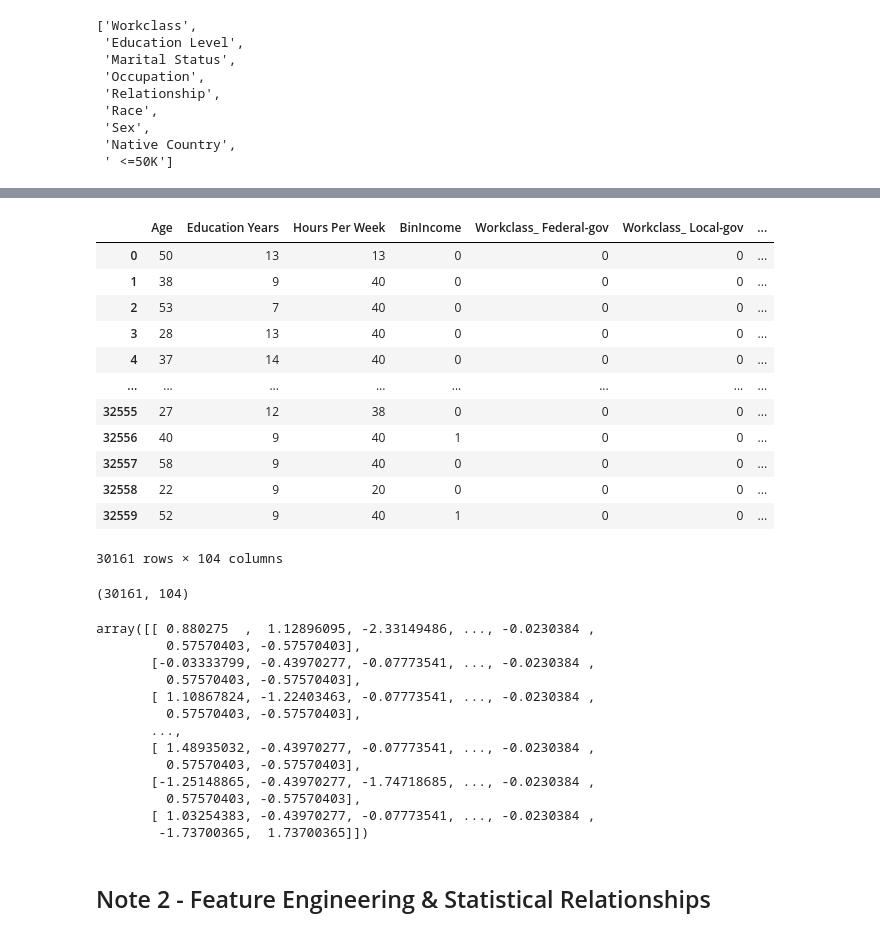
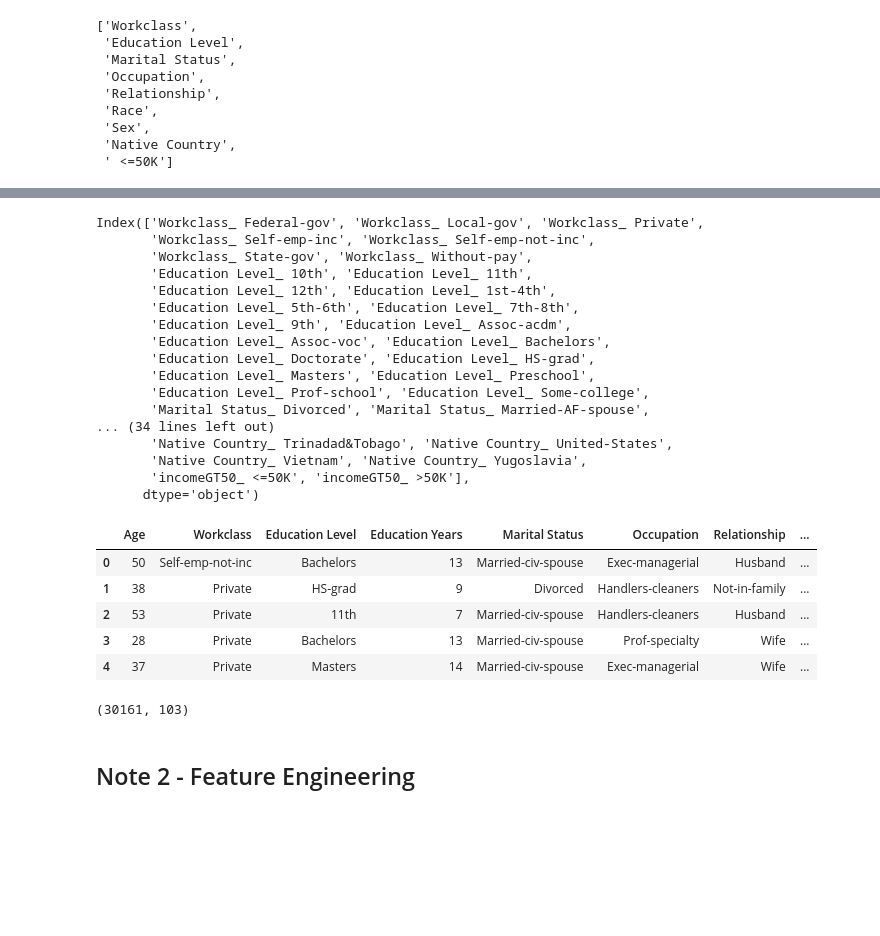
Before and after one commit to felixsimard/comp551-p1, a Jupyter notebook: EDA-adult.ipynb, the cells around one changed output, grey strips where cells are left out. Drawn from its saved outputs; the diff is of its cells as text; code cells hidden in the pictures; blank space fills up the shorter version.

Commit message:
Finalized numerical data set for knn

```diff
--- a/EDA-adult.ipynb
+++ b/EDA-adult.ipynb
@@ -285,43 +292,44 @@ Name: BinIncome, Length: 30161, dtype: int64
 # %%
-train_ohe = pd.get_dummies(train)
-train_ohe_scaled = StandardScaler().fit_transform(train_ohe)
-
-train_ohe
-#train_ohe_scaled
+train_ohe = pd.get_dummies(inter_train)
+train_ohe.columns
 # %% [output]
-|  | Age | Education Years | Hours Per Week | BinIncome | Workclass_ Federal-gov | Workclass_ Local-gov | ... |
-| 0 | 50 | 13 | 13 | 0 | 0 | 0 | ... |
-| 1 | 38 | 9 | 40 | 0 | 0 | 0 | ... |
-| 2 | 53 | 7 | 40 | 0 | 0 | 0 | ... |
-| 3 | 28 | 13 | 40 | 0 | 0 | 0 | ... |
-| 4 | 37 | 14 | 40 | 0 | 0 | 0 | ... |
-| ... | ... | ... | ... | ... | ... | ... | ... |
-| 32555 | 27 | 12 | 38 | 0 | 0 | 0 | ... |
-| 32556 | 40 | 9 | 40 | 1 | 0 | 0 | ... |
-| 32557 | 58 | 9 | 40 | 0 | 0 | 0 | ... |
-| 32558 | 22 | 9 | 20 | 0 | 0 | 0 | ... |
-| 32559 | 52 | 9 | 40 | 1 | 0 | 0 | ... |
-30161 rows × 104 columns
+Index(['Workclass_ Federal-gov', 'Workclass_ Local-gov', 'Workclass_ Private',
+       'Workclass_ Self-emp-inc', 'Workclass_ Self-emp-not-inc',
+       'Workclass_ State-gov', 'Workclass_ Without-pay',
+       'Education Level_ 10th', 'Education Level_ 11th',
+       'Education Level_ 12th', 'Education Level_ 1st-4th',
+       'Education Level_ 5th-6th', 'Education Level_ 7th-8th',
+       'Education Level_ 9th', 'Education Level_ Assoc-acdm',
+       'Education Level_ Assoc-voc', 'Education Level_ Bachelors',
+       'Education Level_ Doctorate', 'Education Level_ HS-grad',
+       'Education Level_ Masters', 'Education Level_ Preschool',
+       'Education Level_ Prof-school', 'Education Level_ Some-college',
+       'Marital Status_ Divorced', 'Marital Status_ Married-AF-spouse',
+... (34 lines left out)
+       'Native Country_ Trinadad&Tobago', 'Native Country_ United-States',
+       'Native Country_ Vietnam', 'Native Country_ Yugoslavia',
+       'incomeGT50_ <=50K', 'incomeGT50_ >50K'],
+      dtype='object')
-# %%
-print(train_ohe_scaled.shape)
-train_ohe_scaled
-# %% [output]
-(30161, 104)
-array([[ 0.880275  ,  1.12896095, -2.33149486, ..., -0.0230384 ,
-         0.57570403, -0.57570403],
-       [-0.03333799, -0.43970277, -0.07773541, ..., -0.0230384 ,
-         0.57570403, -0.57570403],
-       [ 1.10867824, -1.22403463, -0.07773541, ..., -0.0230384 ,
-         0.57570403, -0.57570403],
-       ...,
-       [ 1.48935032, -0.43970277, -0.07773541, ..., -0.0230384 ,
-         0.57570403, -0.57570403],
-       [-1.25148865, -0.43970277, -1.74718685, ..., -0.0230384 ,
-         0.57570403, -0.57570403],
-       [ 1.03254383, -0.43970277, -0.07773541, ..., -0.0230384 ,
-        -1.73700365,  1.73700365]])
+# %%
+train.head()
+# %% [output]
+|  | Age | Workclass | Education Level | Education Years | Marital Status | Occupation | Relationship | ... |
+| 0 | 50 | Self-emp-not-inc | Bachelors | 13 | Married-civ-spouse | Exec-managerial | Husband | ... |
+| 1 | 38 | Private | HS-grad | 9 | Divorced | Handlers-cleaners | Not-in-family | ... |
+| 2 | 53 | Private | 11th | 7 | Married-civ-spouse | Handlers-cleaners | Husband | ... |
+| 3 | 28 | Private | Bachelors | 13 | Married-civ-spouse | Prof-specialty | Wife | ... |
+| 4 | 37 | Private | Masters | 14 | Married-civ-spouse | Exec-managerial | Wife | ... |
+# %%
+# Now we can generate the data set to feed to the knn model (purely numerical data set)
+train_original_num = train[['Age', 'Education Years', 'Hours Per Week']]
+frames = [train_ohe,train_original_num]
+_train_numerical = pd.concat(frames, axis=1)
+
+_train_numerical.shape
+# %% [output]
+(30161, 103)
 # %% [markdown]
-## Note 2 - Feature Engineering & Statistical Relationships
+## Note 2 - Feature Engineering
 # %%
 # Distributions of values in categorical features
 for col in train.columns:
```
Also changed, not shown: parts of 7 cells of this notebook, 1 other file.
